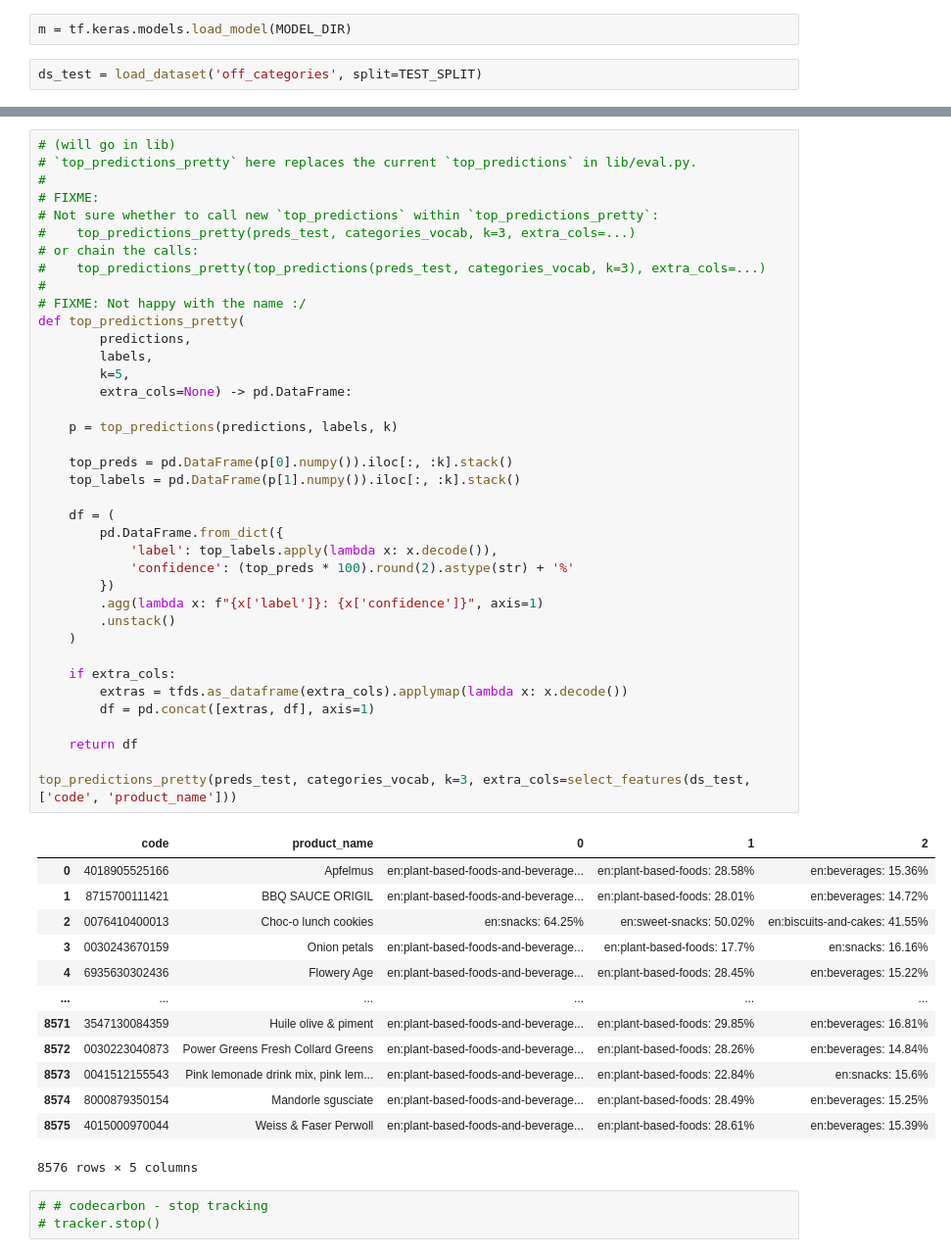
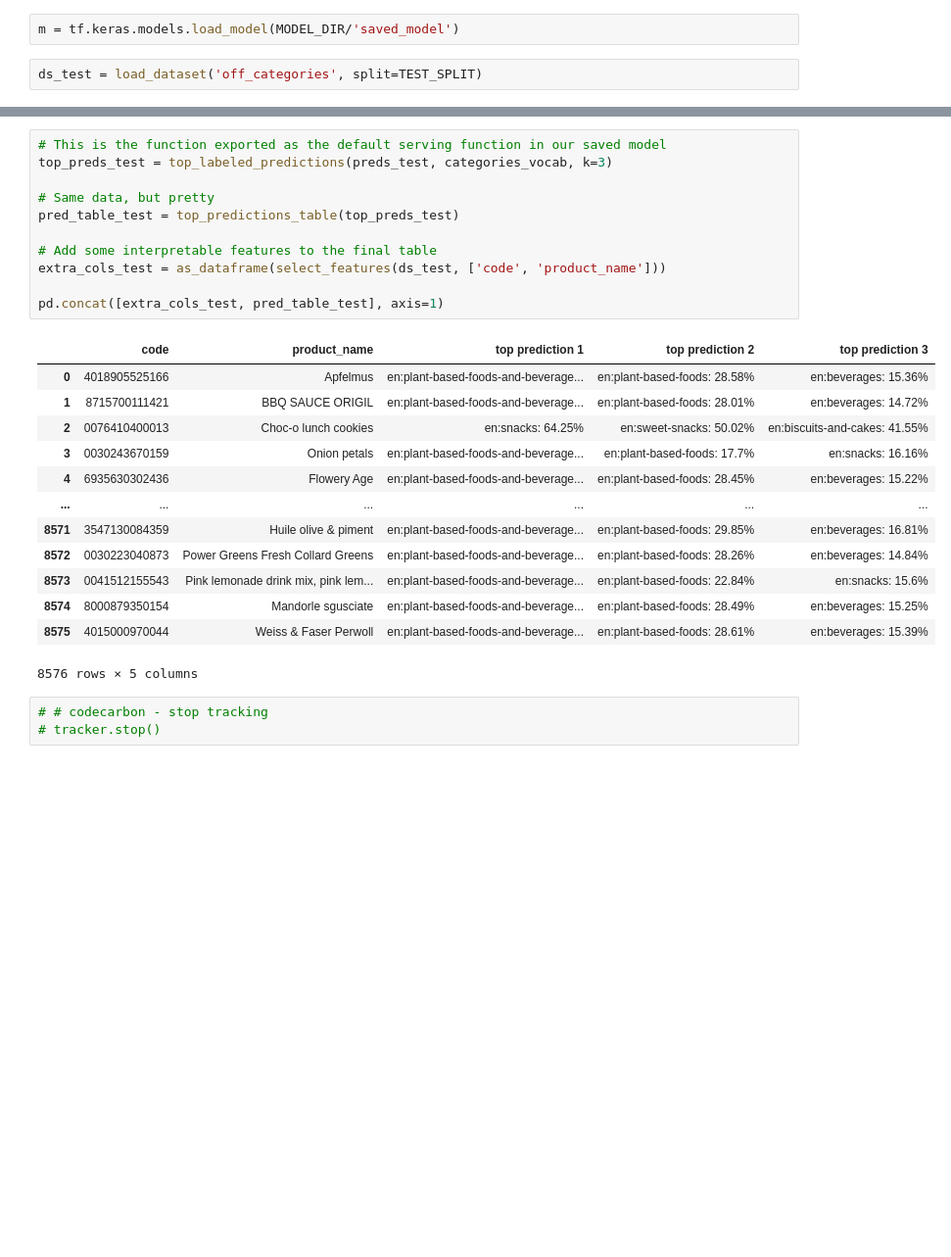
Before and after one commit to openfoodfacts/off-category-classification, a Jupyter notebook: experiments/Train.ipynb, the cells around one changed output, grey strips where cells are left out. Shown at 98% size. Saved outputs shown, nothing was run; the diff lists cells and outputs as text; blank space fills up the shorter version.

Commit message:
WIP: Refactor prediction functions, move stuff to lib, reorganize notebook sections

```diff
--- a/experiments/Train.ipynb
+++ b/experiments/Train.ipynb
@@ -374,7 +333,7 @@ plot_training_stat(stats, 'binary_accuracy', ax2)
 # %% [markdown]
 # Test model
 # %%
-m = tf.keras.models.load_model(MODEL_DIR)
+m = tf.keras.models.load_model(MODEL_DIR/'saved_model')
 # %%
 ds_test = load_dataset('off_categories', split=TEST_SPLIT)
 # %%
@@ -426,43 +360,16 @@ top_predictions(preds_test, categories_vocab, k=3)
 # %%
-# (will go in lib)
-# `top_predictions_pretty` here replaces the current `top_predictions` in lib/eval.py.
-#
-# FIXME:
-# Not sure whether to call new `top_predictions` within `top_predictions_pretty`:
-#    top_predictions_pretty(preds_test, categories_vocab, k=3, extra_cols=...)
-# or chain the calls:
-#    top_predictions_pretty(top_predictions(preds_test, categories_vocab, k=3), extra_cols=...)
-#
-# FIXME: Not happy with the name :/
-def top_predictions_pretty(
-        predictions,
-        labels,
-        k=5,
-        extra_cols=None) -> pd.DataFrame:
+# This is the function exported as the default serving function in our saved model
+top_preds_test = top_labeled_predictions(preds_test, categories_vocab, k=3)
 
-    p = top_predictions(predictions, labels, k)
+# Same data, but pretty
+pred_table_test = top_predictions_table(top_preds_test)
 
-    top_preds = pd.DataFrame(p[0].numpy()).iloc[:, :k].stack()
-    top_labels = pd.DataFrame(p[1].numpy()).iloc[:, :k].stack()
+# Add some interpretable features to the final table
+extra_cols_test = as_dataframe(select_features(ds_test, ['code', 'product_name']))
 
-    df = (
-        pd.DataFrame.from_dict({
-            'label': top_labels.apply(lambda x: x.decode()),
-            'confidence': (top_preds * 100).round(2).astype(str) + '%'
-        })
-        .agg(lambda x: f"{x['label']}: {x['confidence']}", axis=1)
-        .unstack()
-    )
-
-    if extra_cols:
-        extras = tfds.as_dataframe(extra_cols).applymap(lambda x: x.decode())
-        df = pd.concat([extras, df], axis=1)
-
-    return df
-
-top_predictions_pretty(preds_test, categories_vocab, k=3, extra_cols=select_features(ds_test, ['code', 'product_name']))
+pd.concat([extra_cols_test, pred_table_test], axis=1)
 # %% [output]
-|  | code | product_name | 0 | 1 | 2 |
+|  | code | product_name | top prediction 1 | top prediction 2 | top prediction 3 |
 | 0 | 4018905525166 | Apfelmus | en:plant-based-foods-and-beverage... | en:plant-based-foods: 28.58% | en:beverages: 15.36% |
 | 1 | 8715700111421 | BBQ SAUCE ORIGIL | en:plant-based-foods-and-beverage... | en:plant-based-foods: 28.01% | en:beverages: 14.72% |
 | 2 | 0076410400013 | Choc-o lunch cookies | en:snacks: 64.25% | en:sweet-snacks: 50.02% | en:biscuits-and-cakes: 41.55% |
```
Also changed, not shown: parts of 15 cells of this notebook, 5 other files.
